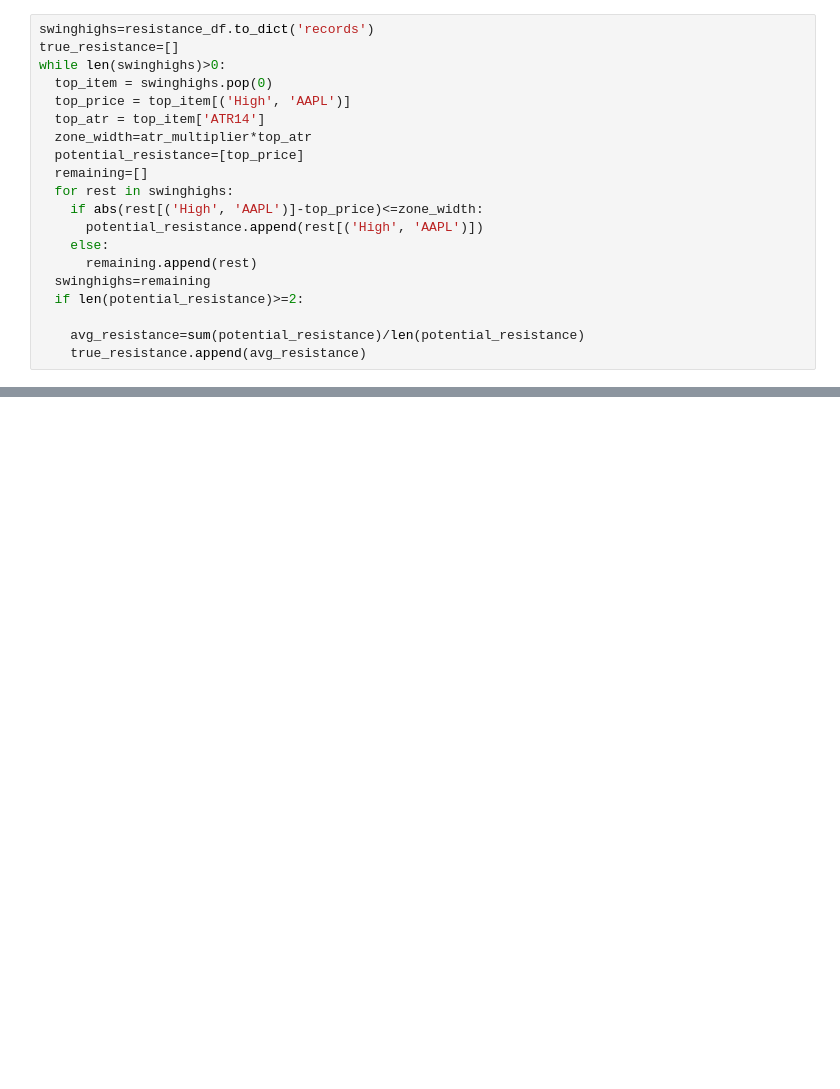
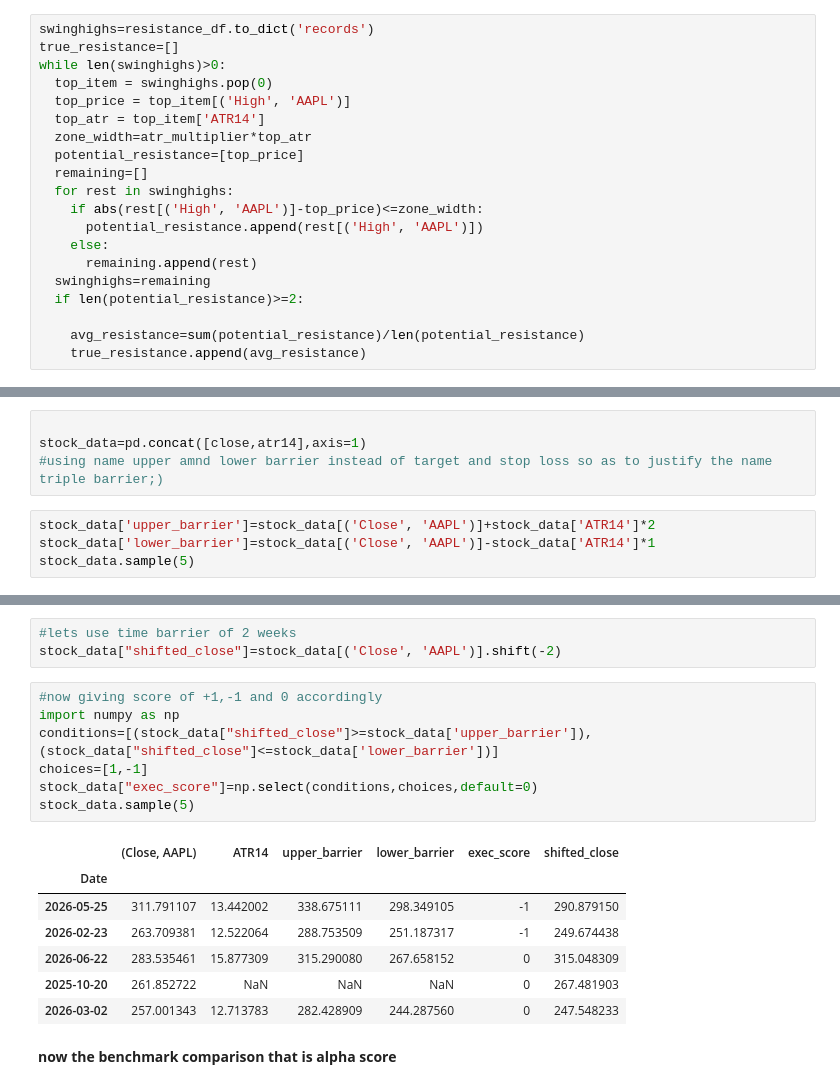
Before and after one commit to harjasjolly-create/algorithmic-stock-rating-program, a Jupyter notebook: hypothesis_verifier.ipynb, the cells around one changed output, grey strips where cells are left out. Drawn from its saved outputs; the diff is of its cells as text; blank space fills up the shorter version.

```diff
--- a/hypothesis_verifier.ipynb
+++ b/hypothesis_verifier.ipynb
@@ -239,0 +242,8 @@ true_resistance
+# %%
+
+stock_data=pd.concat([close,atr14],axis=1)
+#using name upper amnd lower barrier instead of target and stop loss so as to justify the name triple barrier;)
+# %%
+stock_data['upper_barrier']=stock_data[('Close', 'AAPL')]+stock_data['ATR14']*2
+stock_data['lower_barrier']=stock_data[('Close', 'AAPL')]-stock_data['ATR14']*1
+stock_data.sample(5)
@@ -239,0 +258,20 @@ true_resistance
+# %%
+#lets use time barrier of 2 weeks
+stock_data["shifted_close"]=stock_data[('Close', 'AAPL')].shift(-2)
+# %%
+#now giving score of +1,-1 and 0 accordingly
+import numpy as np
+conditions=[(stock_data["shifted_close"]>=stock_data['upper_barrier']),(stock_data["shifted_close"]<=stock_data['lower_barrier'])]
+choices=[1,-1]
+stock_data["exec_score"]=np.select(conditions,choices,default=0)
+stock_data.sample(5)
+# %% [output]
+|  | (Close, AAPL) | ATR14 | upper_barrier | lower_barrier | exec_score | shifted_close |
+| Date |  |  |  |  |  |  |
+| 2026-05-25 | 311.791107 | 13.442002 | 338.675111 | 298.349105 | -1 | 290.879150 |
+| 2026-02-23 | 263.709381 | 12.522064 | 288.753509 | 251.187317 | -1 | 249.674438 |
+| 2026-06-22 | 283.535461 | 15.877309 | 315.290080 | 267.658152 | 0 | 315.048309 |
+| 2025-10-20 | 261.852722 | NaN | NaN | NaN | 0 | 267.481903 |
+| 2026-03-02 | 257.001343 | 12.713783 | 282.428909 | 244.287560 | 0 | 247.548233 |
+# %% [markdown]
+**now the benchmark comparison that is alpha score**
```
Also changed, not shown: parts of 17 cells of this notebook.
